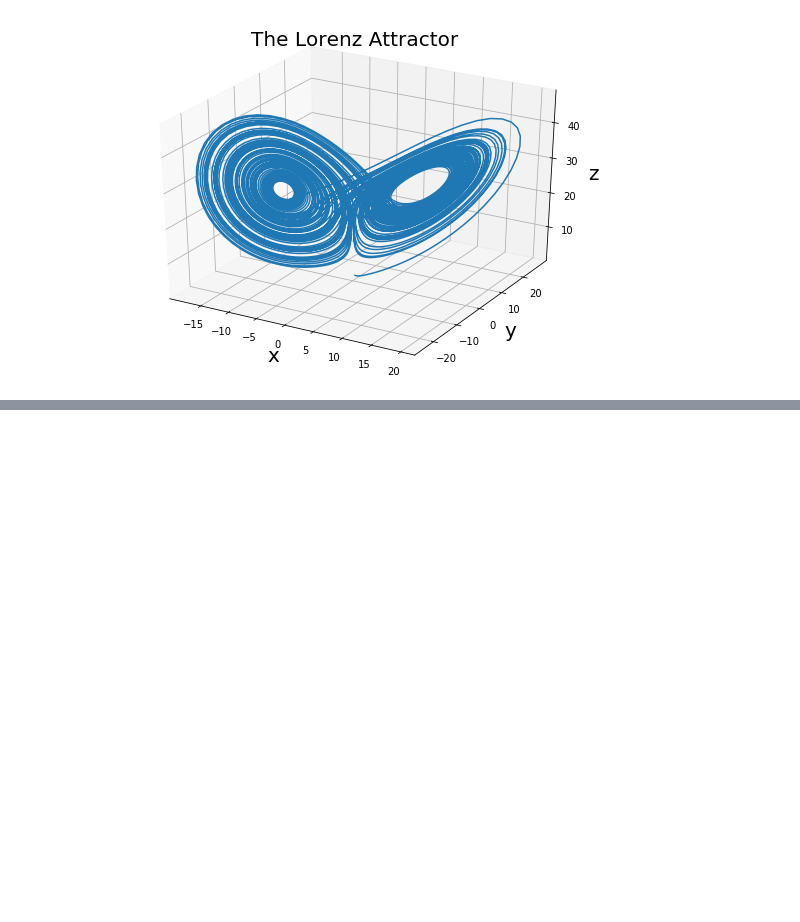
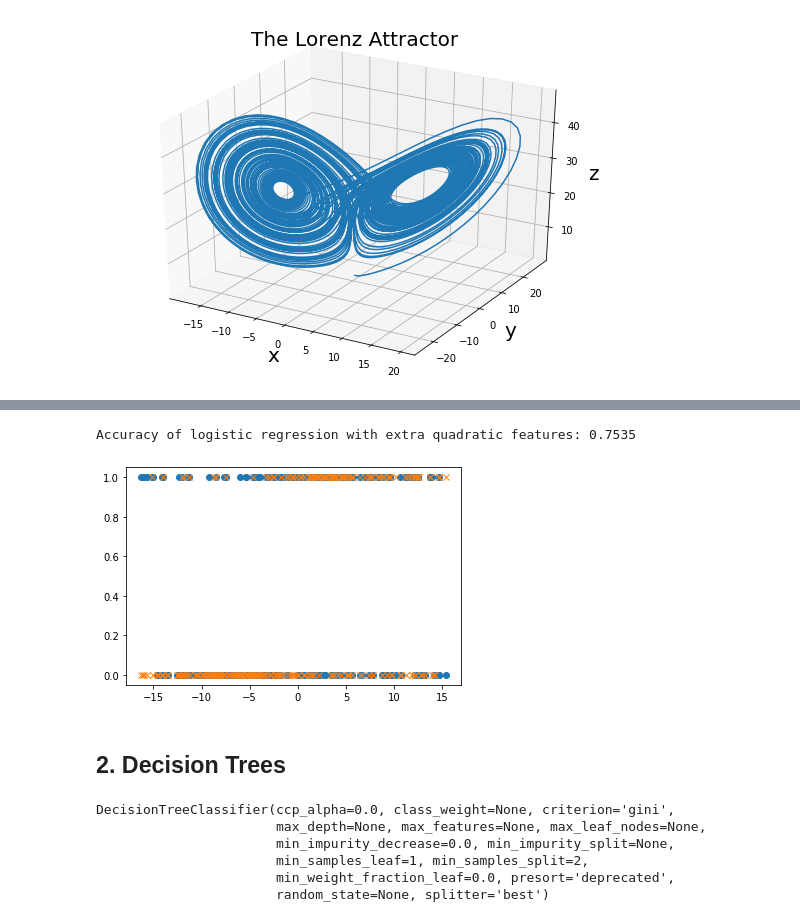
Before and after one commit to sotakao/STUOD_Hackathon_2021, a Jupyter notebook: tutorials/Intro2ML4Climate_Part1.ipynb, the cells around one changed output, grey strips where cells are left out. Cells and saved outputs as stored; diff of their text form; code cells hidden in the pictures; blank space fills up the shorter version.

```diff
--- a/tutorials/Intro2ML4Climate_Part1.ipynb
+++ b/tutorials/Intro2ML4Climate_Part1.ipynb
@@ -79,0 +133,14 @@ ax.legend()
+# %%
+test_X_extended = extend_features(test_X)
+accuracy_lr_ext = model_lr_extended.score(test_X_extended, test_y)
+print("Accuracy of logistic regression with extra quadratic features: {:.4f}".format(accuracy_lr_ext))
+
+ypred = model_lr_extended.predict(test_X_extended)
+plt.plot(test_X[:250,0], test_y[:250], 'o')
+plt.plot(test_X[:250,0], ypred[:250], 'x')
+plt.show()
+# %% [output]
+Accuracy of logistic regression with extra quadratic features: 0.7535
+[figure, added]
+# %% [markdown]
+## 2. Decision Trees
@@ -79,0 +150,10 @@ ax.legend()
+# %%
+model_dt = DecisionTreeClassifier()
+model_dt.fit(train_X, train_y)
+# %% [output]
+DecisionTreeClassifier(ccp_alpha=0.0, class_weight=None, criterion='gini',
+                       max_depth=None, max_features=None, max_leaf_nodes=None,
+                       min_impurity_decrease=0.0, min_impurity_split=None,
+                       min_samples_leaf=1, min_samples_split=2,
+                       min_weight_fraction_leaf=0.0, presort='deprecated',
+                       random_state=None, splitter='best')
```
Also changed, not shown: parts of 20 cells of this notebook, 1 other file.
